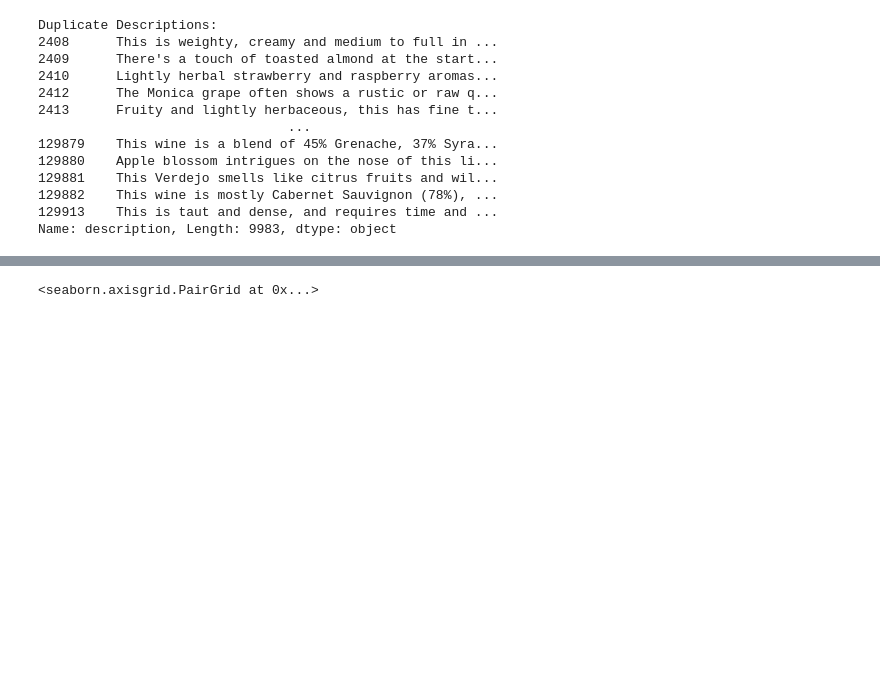
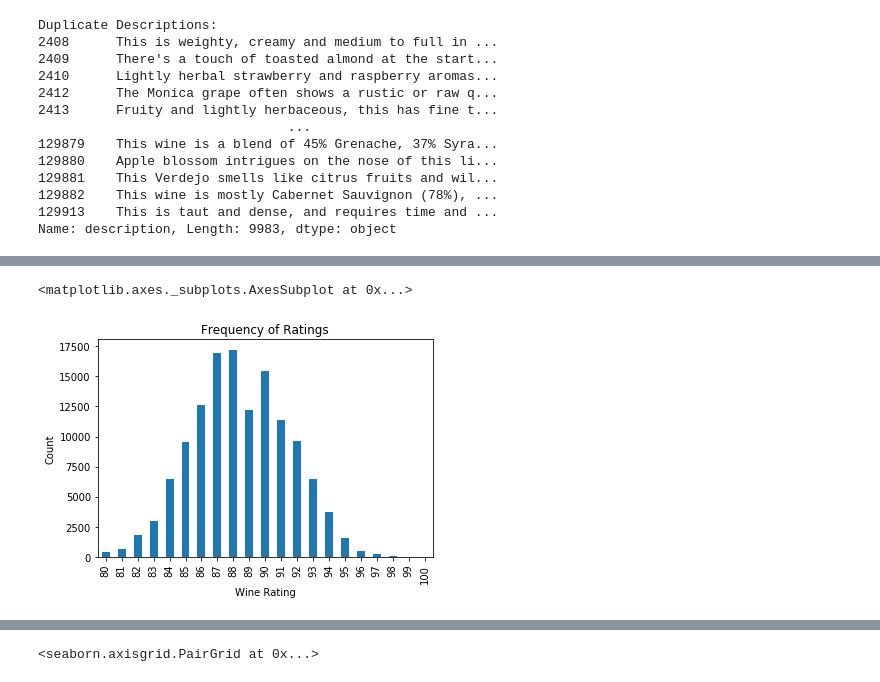
Before and after one commit to jadeal147/capstone3, a Jupyter notebook: Capstone 3 - Wine Review Analysis Cleanup Plan.ipynb, the cells around one changed output, grey strips where cells are left out. Cells and saved outputs as stored; diff of their text form; code cells hidden in the pictures; blank space fills up the shorter version.

```diff
--- a/Capstone 3 - Wine Review Analysis Cleanup Plan.ipynb
+++ b/Capstone 3 - Wine Review Analysis Cleanup Plan.ipynb
@@ -182,2 +197,12 @@ Name: taster_name, dtype: int64
+# %%
+ax = df_wine['points'].value_counts().sort_index().plot(kind='hist', title = 'Frequency of Ratings')
+freq = df_wine['points'].value_counts().sort_index()
+ax.set_xlabel('Wine Rating')
+ax.set_ylabel('Count')
+
+freq.plot(kind='bar')
+# %% [output]
+<matplotlib.axes._subplots.AxesSubplot at 0x...>
+[figure, added]
 # %%
 #df_wine['variety'].value_counts().plot(kind='bar')  TOO MANY!
```
Also changed, not shown: parts of 13 cells of this notebook.
